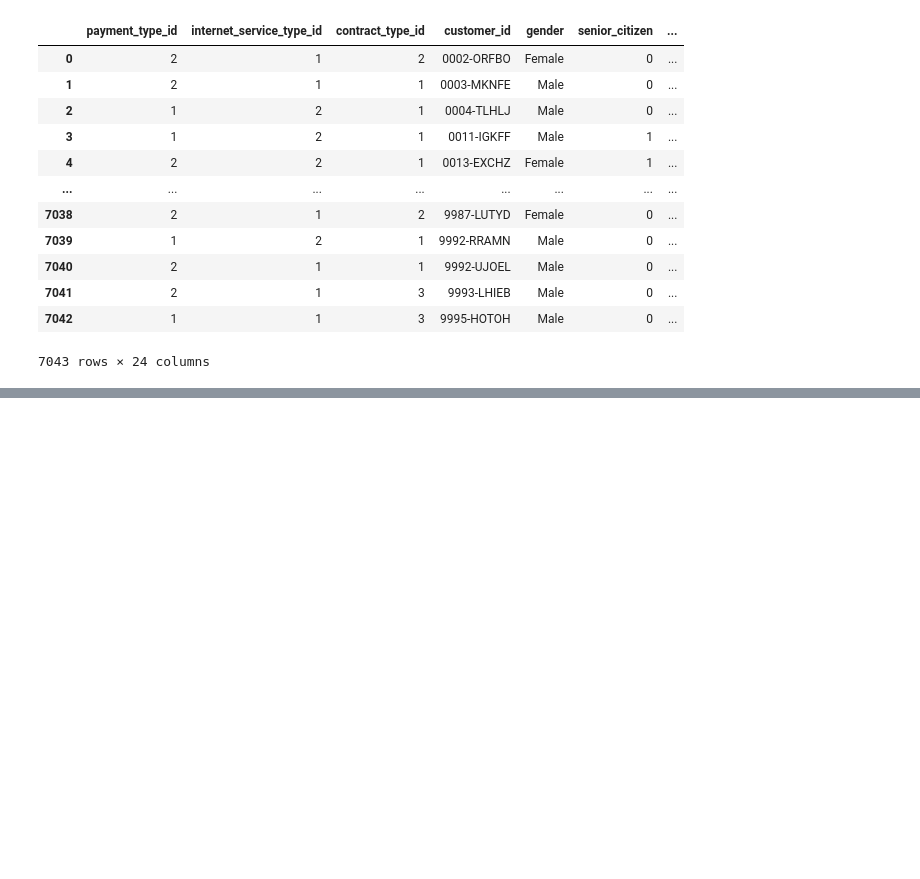
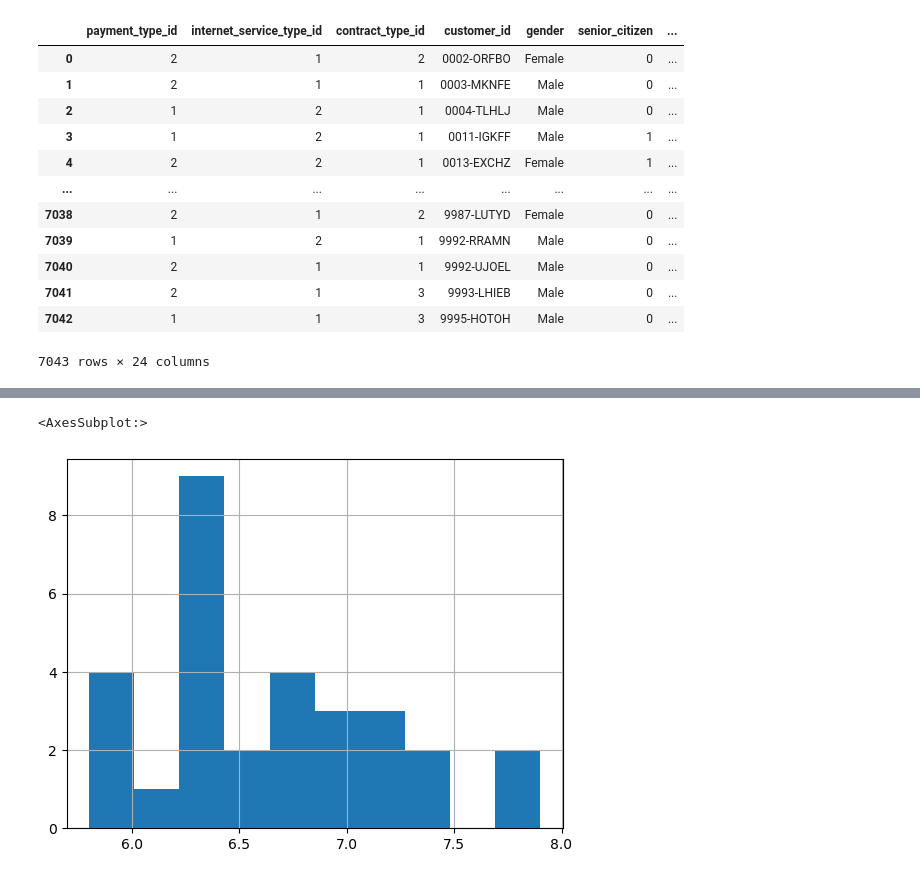
Before and after one commit to Andrew-Casey/classification_exercises, a Jupyter notebook: classification_exercises.ipynb, the cells around one changed output, grey strips where cells are left out. Saved outputs shown, nothing was run; the diff lists cells and outputs as text; code cells hidden in the pictures; blank space fills up the shorter version.

```diff
--- a/classification_exercises.ipynb
+++ b/classification_exercises.ipynb
@@ -1192,0 +1301,5 @@ test
+# %%
+virginica_sepal_length.hist()
+# %% [output]
+<AxesSubplot:>
+[figure, added]
```
Also changed, not shown: parts of 245 cells of this notebook, 3 other files.
